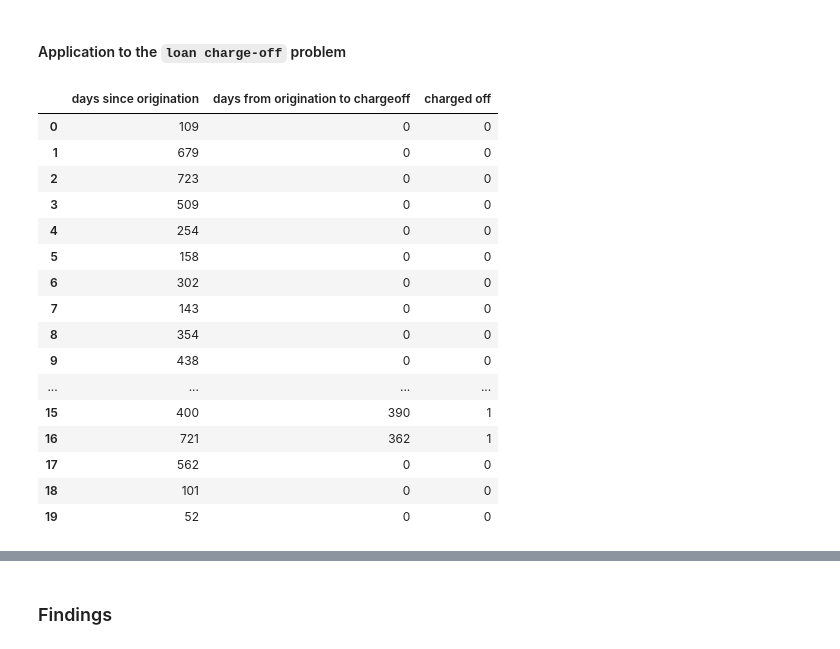
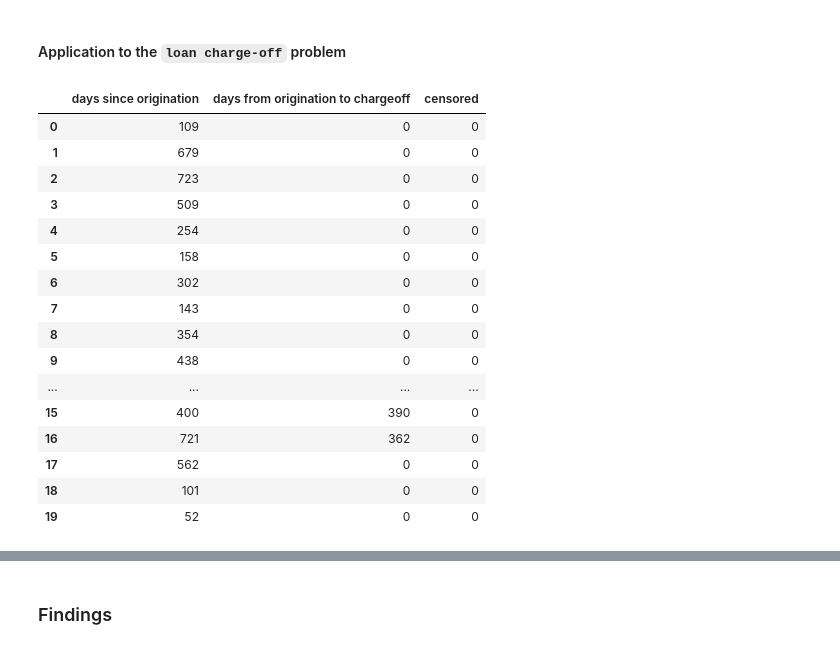
Before and after one commit to NLSanyu/assessment-data-science, a Jupyter notebook: loan_charge_off.ipynb, the cells around one changed output, grey strips where cells are left out. Cells and saved outputs as stored; diff of their text form; code cells hidden in the pictures.

```diff
--- a/loan_charge_off.ipynb
+++ b/loan_charge_off.ipynb
@@ -120,12 +120,13 @@ This analysis can be further applied to not just traditional death events, but t
 # %% [markdown]
 #### Application to the `loan charge-off` problem
 # %%
-loan_df['charged off'] = loan_df['days from origination to chargeoff'].apply(lambda x: 1 if x else 0)
+# Creation of a 'censored' column that shows whether a loan is censored i.e has not yet charged off and therefore we do not know when it will charge off (0 if we know when it charged off and 1 if we do not)
+loan_df['censored'] = loan_df['days from origination to chargeoff'].apply(lambda x: 0 if x else 1)
 loan_df.fillna(0, inplace=True)
 loan_df['days from origination to chargeoff'] = loan_df['days from origination to chargeoff'].astype(int)
 loan_df.head(20)
 # %% [output]
-|  | days since origination | days from origination to chargeoff | charged off |
+|  | days since origination | days from origination to chargeoff | censored |
 | 0 | 109 | 0 | 0 |
 | 1 | 679 | 0 | 0 |
 | 2 | 723 | 0 | 0 |
@@ -137,8 +138,8 @@ loan_df.head(20)
 | 8 | 354 | 0 | 0 |
 | 9 | 438 | 0 | 0 |
 | ... | ... | ... | ... |
-| 15 | 400 | 390 | 1 |
-| 16 | 721 | 362 | 1 |
+| 15 | 400 | 390 | 0 |
+| 16 | 721 | 362 | 0 |
 | 17 | 562 | 0 | 0 |
 | 18 | 101 | 0 | 0 |
 | 19 | 52 | 0 | 0 |
```
Also changed, not shown: parts of 8 cells of this notebook.
